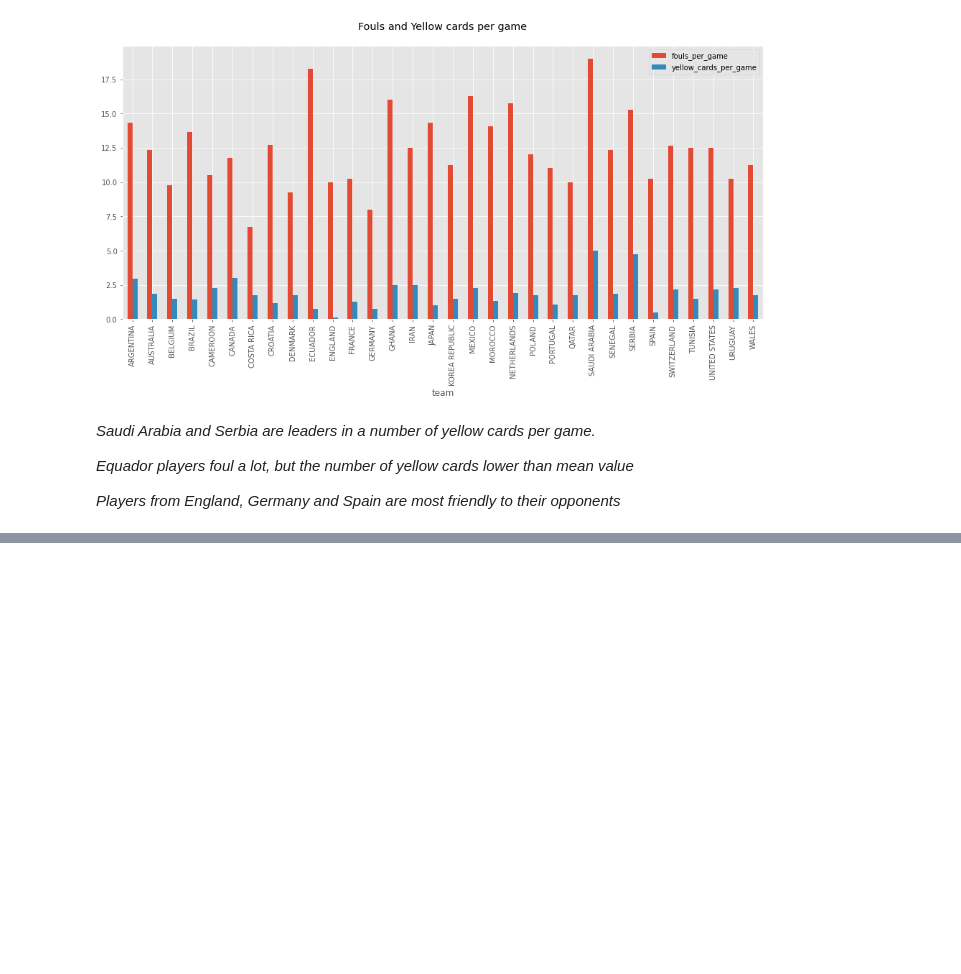
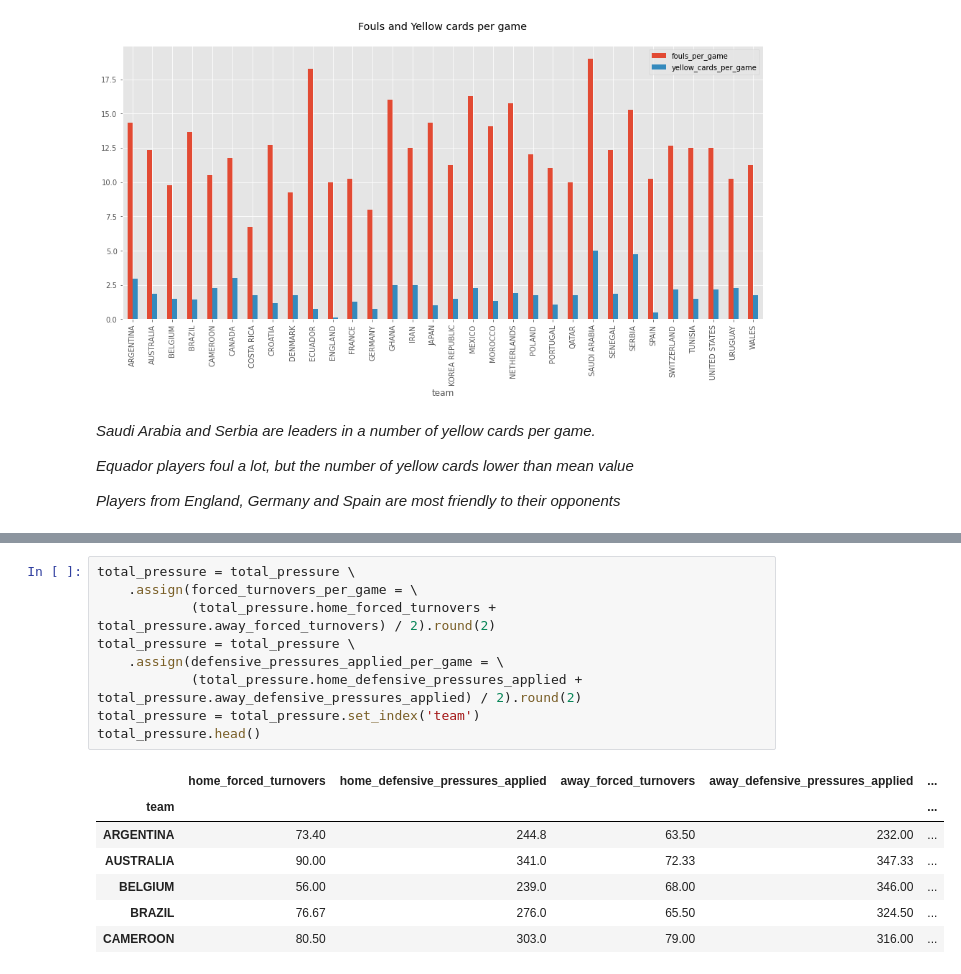
Before and after one commit to avgalkov/Kaggle-research, a Jupyter notebook: fifa-2022-world-cup-research.ipynb, the cells around one changed output, grey strips where cells are left out. Cells and saved outputs as stored; diff of their text form; blank space fills up the shorter version.

```diff
--- a/fifa-2022-world-cup-research.ipynb
+++ b/fifa-2022-world-cup-research.ipynb
@@ -763,0 +727,17 @@ plt.show()
+# %%
+total_pressure = total_pressure \
+    .assign(forced_turnovers_per_game = \
+            (total_pressure.home_forced_turnovers + total_pressure.away_forced_turnovers) / 2).round(2)
+total_pressure = total_pressure \
+    .assign(defensive_pressures_applied_per_game = \
+            (total_pressure.home_defensive_pressures_applied + total_pressure.away_defensive_pressures_applied) / 2).round(2)
+total_pressure = total_pressure.set_index('team')
+total_pressure.head()
+# %% [output]
+|  | home_forced_turnovers | home_defensive_pressures_applied | away_forced_turnovers | away_defensive_pressures_applied | ... |
+| team |  |  |  |  | ... |
+| ARGENTINA | 73.40 | 244.8 | 63.50 | 232.00 | ... |
+| AUSTRALIA | 90.00 | 341.0 | 72.33 | 347.33 | ... |
+| BELGIUM | 56.00 | 239.0 | 68.00 | 346.00 | ... |
+| BRAZIL | 76.67 | 276.0 | 65.50 | 324.50 | ... |
+| CAMEROON | 80.50 | 303.0 | 79.00 | 316.00 | ... |
```
Also changed, not shown: parts of 12 cells of this notebook.
